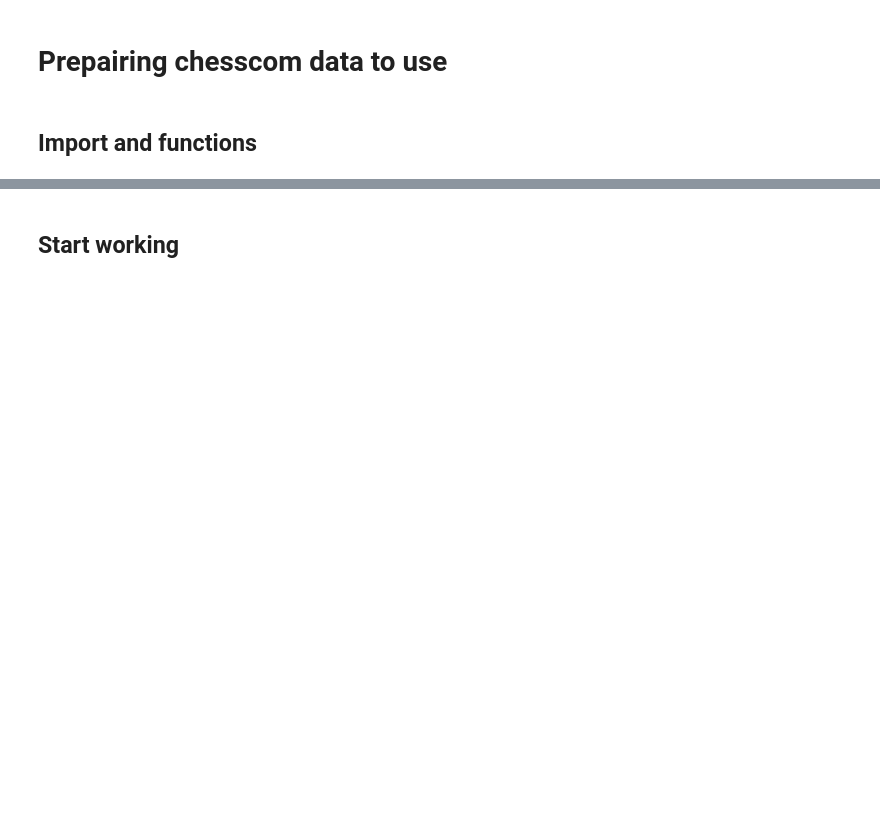
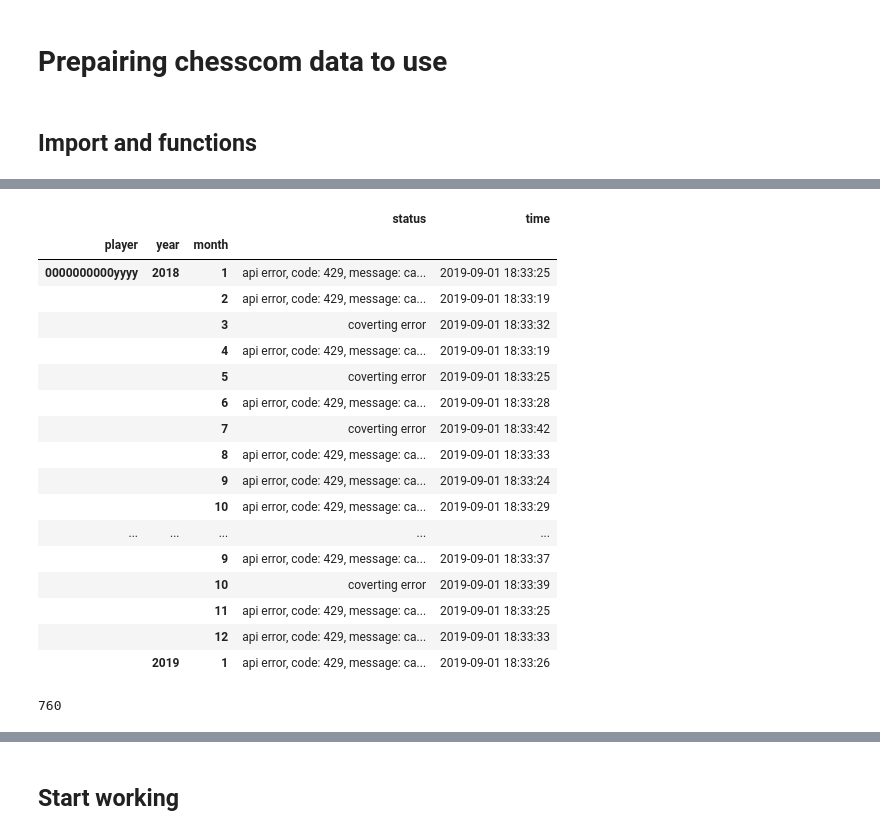
Before and after one commit to rosolimo212/chesscom, a Jupyter notebook: API_import.ipynb, the cells around one changed output, grey strips where cells are left out. Drawn from its saved outputs; the diff is of its cells as text; code cells hidden in the pictures; blank space fills up the shorter version.

```diff
--- a/API_import.ipynb
+++ b/API_import.ipynb
@@ -402,0 +407,25 @@ ValueError: If using all scalar values, you must pass an index
+# %%
+df[df['is_error']==1].groupby(['player', 'year', 'month']).min()[['status', 'time']]
+# %% [output]
+|  |  |  | status | time |
+| player | year | month |  |  |
+| 0000000000yyyy | 2018 | 1 | api error, code: 429, message: ca... | 2019-09-01 18:33:25 |
+|  |  | 2 | api error, code: 429, message: ca... | 2019-09-01 18:33:19 |
+|  |  | 3 | coverting error | 2019-09-01 18:33:32 |
+|  |  | 4 | api error, code: 429, message: ca... | 2019-09-01 18:33:19 |
+|  |  | 5 | coverting error | 2019-09-01 18:33:25 |
+|  |  | 6 | api error, code: 429, message: ca... | 2019-09-01 18:33:28 |
+|  |  | 7 | coverting error | 2019-09-01 18:33:42 |
+|  |  | 8 | api error, code: 429, message: ca... | 2019-09-01 18:33:33 |
+|  |  | 9 | api error, code: 429, message: ca... | 2019-09-01 18:33:24 |
+|  |  | 10 | api error, code: 429, message: ca... | 2019-09-01 18:33:29 |
+| ... | ... | ... | ... | ... |
+|  |  | 9 | api error, code: 429, message: ca... | 2019-09-01 18:33:37 |
+|  |  | 10 | coverting error | 2019-09-01 18:33:39 |
+|  |  | 11 | api error, code: 429, message: ca... | 2019-09-01 18:33:25 |
+|  |  | 12 | api error, code: 429, message: ca... | 2019-09-01 18:33:33 |
+|  | 2019 | 1 | api error, code: 429, message: ca... | 2019-09-01 18:33:26 |
+# %%
+len(df[df['is_error']==1].groupby(['player', 'year', 'month']).min()[['status', 'time']])
+# %% [output]
+760
```
Also changed, not shown: parts of 20 cells of this notebook.
